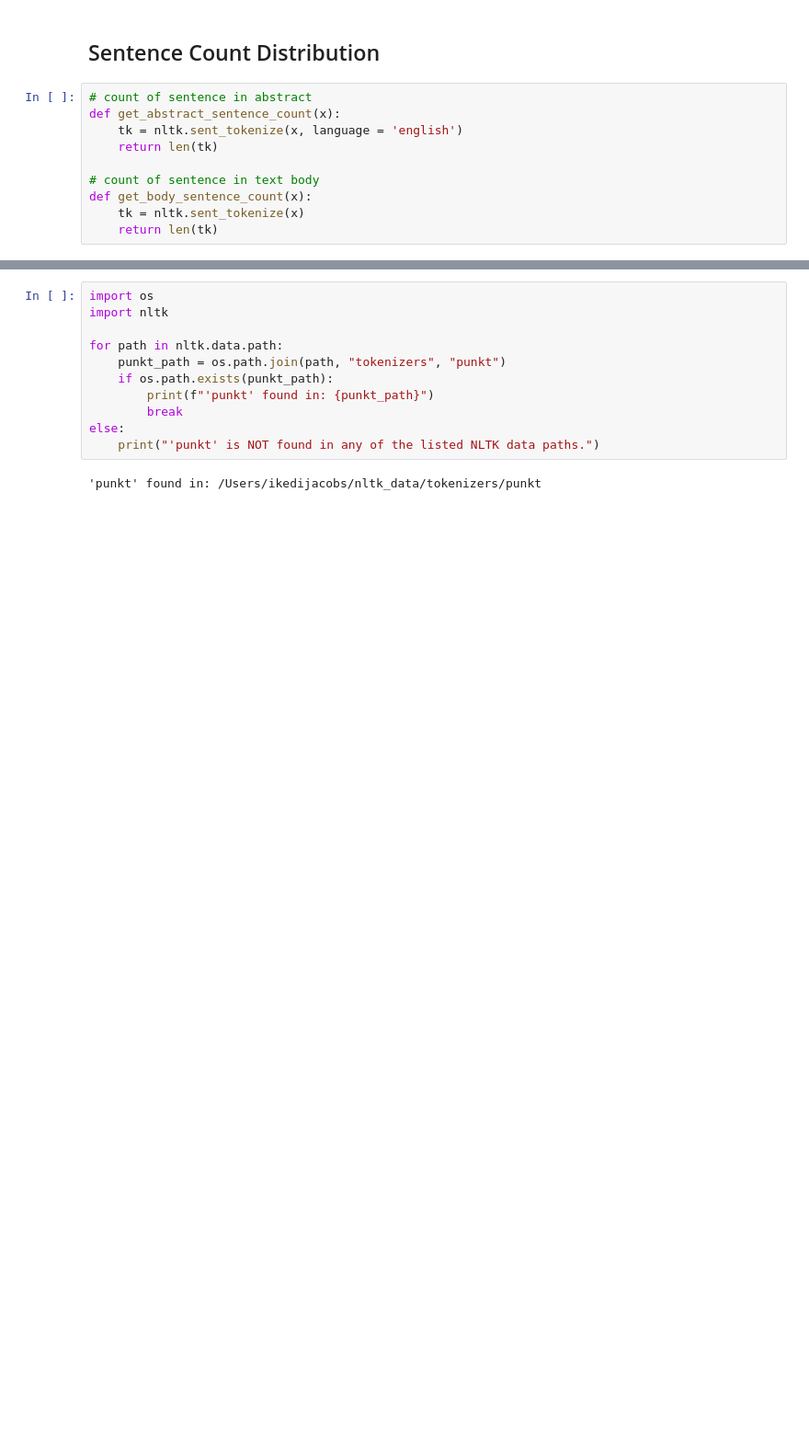
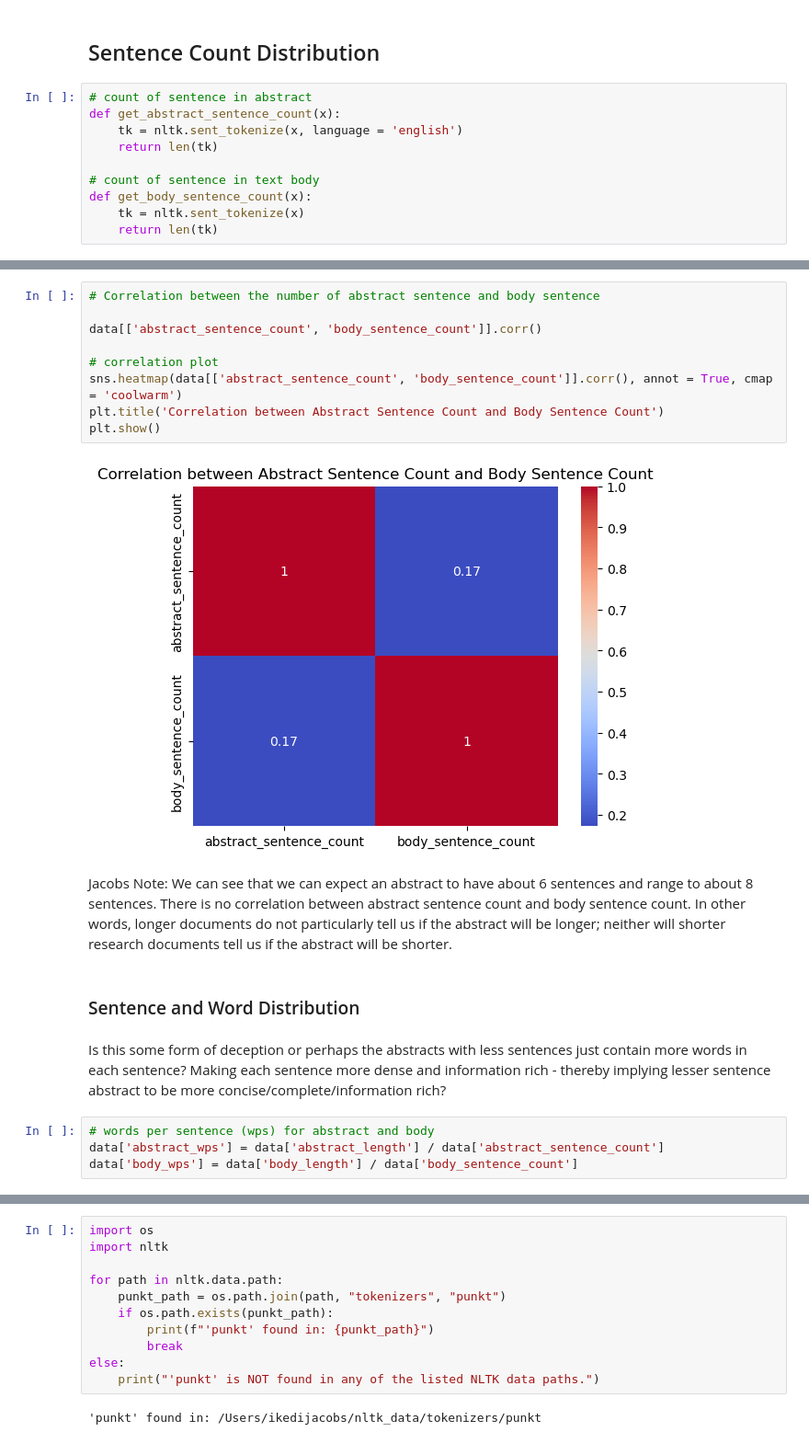
Before and after one commit to pineappleflavour/masters-thesis, a Jupyter notebook: data_analysis.ipynb, the cells around one changed output, grey strips where cells are left out. Shown at 92% size. Saved outputs shown, nothing was run; the diff lists cells and outputs as text; blank space fills up the shorter version.

```diff
--- a/data_analysis.ipynb
+++ b/data_analysis.ipynb
@@ -292,0 +339,21 @@ nltk.__version__
+# %%
+# Correlation between the number of abstract sentence and body sentence
+
+data[['abstract_sentence_count', 'body_sentence_count']].corr()
+
+# correlation plot
+sns.heatmap(data[['abstract_sentence_count', 'body_sentence_count']].corr(), annot = True, cmap = 'coolwarm')
+plt.title('Correlation between Abstract Sentence Count and Body Sentence Count')
+plt.show()
+# %% [output]
+[figure, added]
+# %% [markdown]
+Jacobs Note: We can see that we can expect an abstract to have about 6 sentences and range to about 8 sentences. There is no correlation between abstract sentence count and body sentence count. In other words, longer documents do not particularly tell us if the abstract will be longer; neither will shorter research documents tell us if the abstract will be shorter.
+# %% [markdown]
+### Sentence and Word Distribution
+# %% [markdown]
+Is this some form of deception or perhaps the abstracts with less sentences just contain more words in each sentence? Making each sentence more dense and information rich - thereby implying lesser sentence abstract to be more concise/complete/information rich?
+# %%
+# words per sentence (wps) for abstract and body
+data['abstract_wps'] = data['abstract_length'] / data['abstract_sentence_count']
+data['body_wps'] = data['body_length'] / data['body_sentence_count']
```
Also changed, not shown: parts of 52 cells of this notebook.
